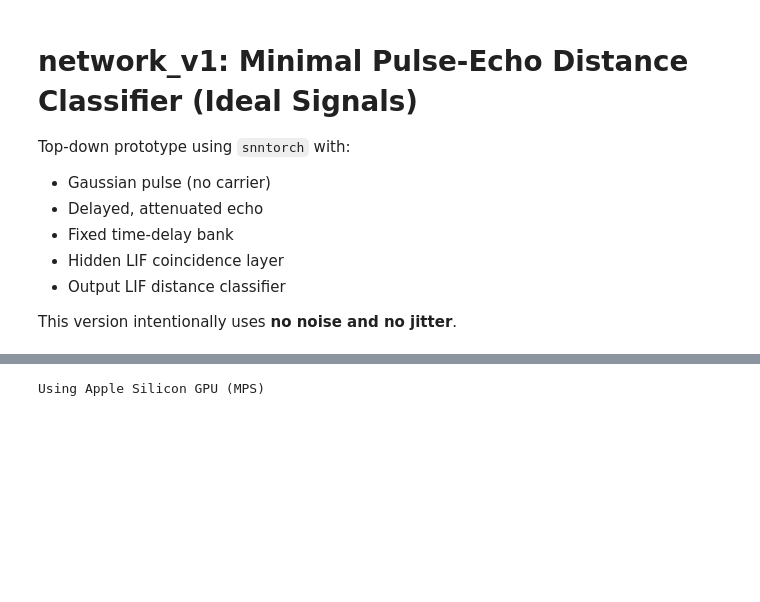
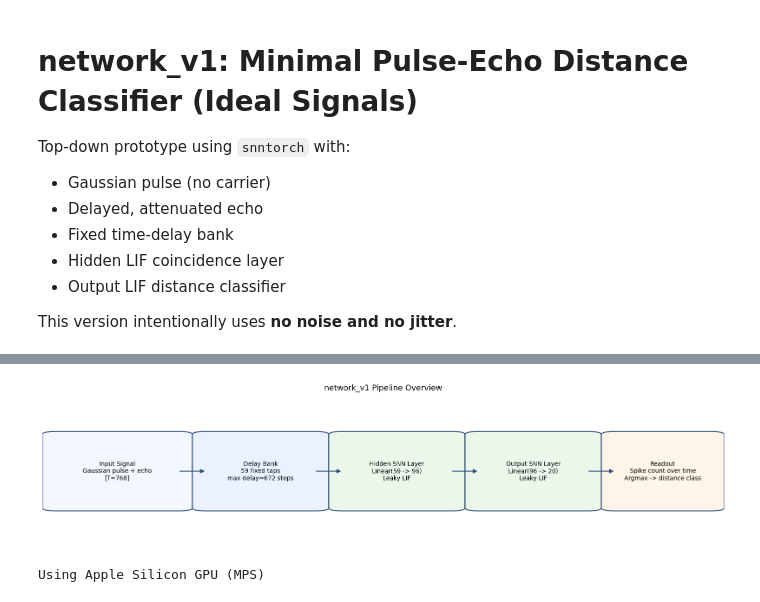
Before and after one commit to jackhenry02/Radar_SNN_3, a Jupyter notebook: network_v1.ipynb, the cells around one changed output, grey strips where cells are left out. Saved outputs shown, nothing was run; the diff lists cells and outputs as text; code cells hidden in the pictures; blank space fills up the shorter version.

Commit message:
First round of incremental steps

```diff
--- a/network_v1.ipynb
+++ b/network_v1.ipynb
@@ -48,3 +52,37 @@ assert DELAY_STEPS.max().item() < T_STEPS, "Largest delay tap must fit inside ti
+# %%
+# Pipeline diagram: input -> delay bank -> SNN -> distance class
+from matplotlib.patches import FancyBboxPatch, FancyArrowPatch
+
+fig, ax = plt.subplots(figsize=(16, 4))
+ax.set_xlim(0, 1)
+ax.set_ylim(0, 1)
+ax.axis("off")
+
+def add_box(x, y, w, h, text, fc="#EAF2FF"):
+    box = FancyBboxPatch((x, y), w, h, boxstyle="round,pad=0.02", fc=fc, ec="#2F4B7C", lw=1.5)
+    ax.add_patch(box)
+    ax.text(x + w / 2, y + h / 2, text, ha="center", va="center", fontsize=10)
+
+def add_arrow(x0, y0, x1, y1):
+    arr = FancyArrowPatch((x0, y0), (x1, y1), arrowstyle="-|>", mutation_scale=14, lw=1.5, color="#2F4B7C")
+    ax.add_patch(arr)
+
+add_box(0.02, 0.25, 0.18, 0.5, f"Input Signal\nGaussian pulse + echo\n[T={T_STEPS}]", fc="#F3F8FF")
+add_box(0.24, 0.25, 0.16, 0.5, f"Delay Bank\n{len(DELAY_STEPS)} fixed taps\nmax delay={int(DELAY_STEPS.max().item())} steps", fc="#EAF2FF")
+add_box(0.44, 0.25, 0.16, 0.5, f"Hidden SNN Layer\nLinear({len(DELAY_STEPS)} -> {HIDDEN_SIZE})\nLeaky LIF", fc="#EAF7EA")
+add_box(0.64, 0.25, 0.16, 0.5, f"Output SNN Layer\nLinear({HIDDEN_SIZE} -> {NUM_CLASSES})\nLeaky LIF", fc="#EAF7EA")
+add_box(0.84, 0.25, 0.14, 0.5, "Readout\nSpike count over time\nArgmax -> distance class", fc="#FFF4E8")
+
+add_arrow(0.20, 0.50, 0.24, 0.50)
+add_arrow(0.40, 0.50, 0.44, 0.50)
+add_arrow(0.60, 0.50, 0.64, 0.50)
+add_arrow(0.80, 0.50, 0.84, 0.50)
+
+ax.set_title("network_v1 Pipeline Overview", fontsize=13, pad=12)
+plt.tight_layout()
+plt.show()
+# %% [output]
+[figure, added]
 # %%
 # Added for hardware acceleration (MPS/CUDA), making the code platform-agnostic.
 if torch.backends.mps.is_available():
```
Also changed, not shown: parts of 7 cells of this notebook, 43 other files.
